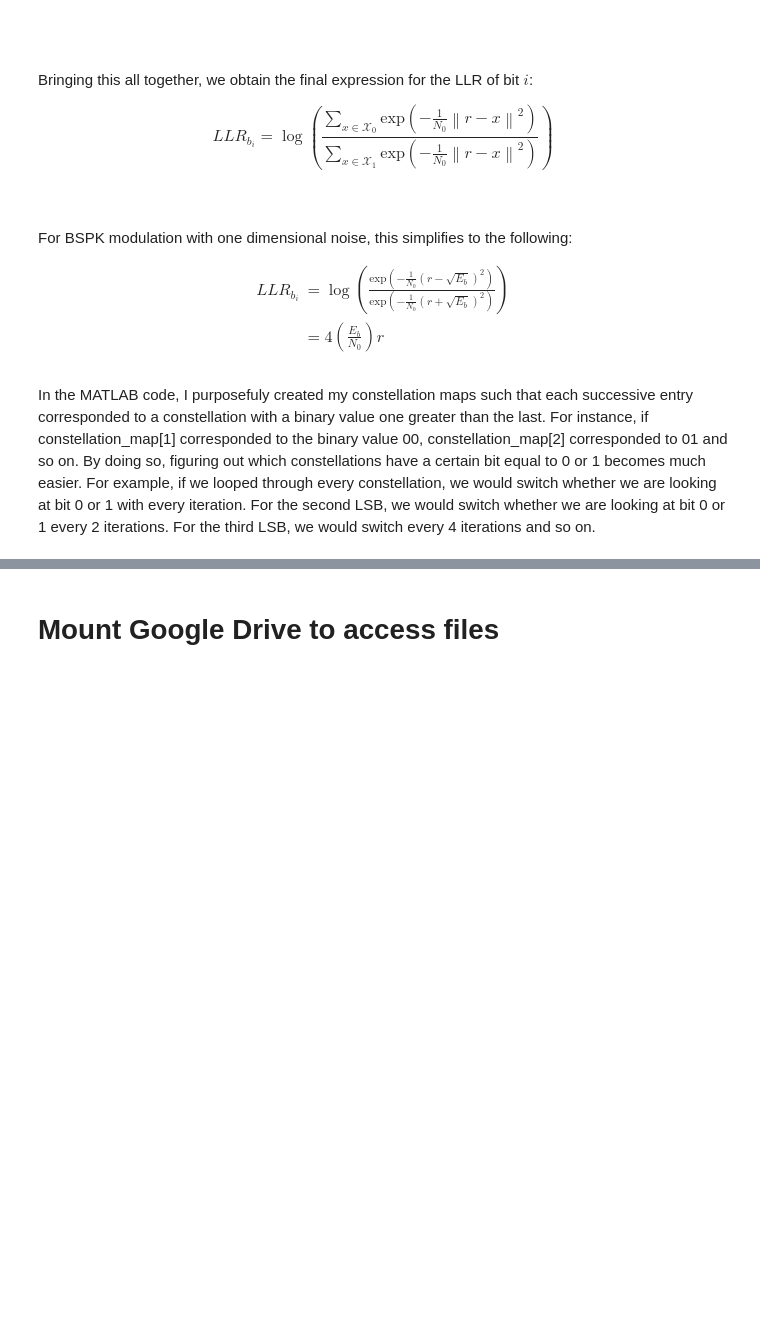
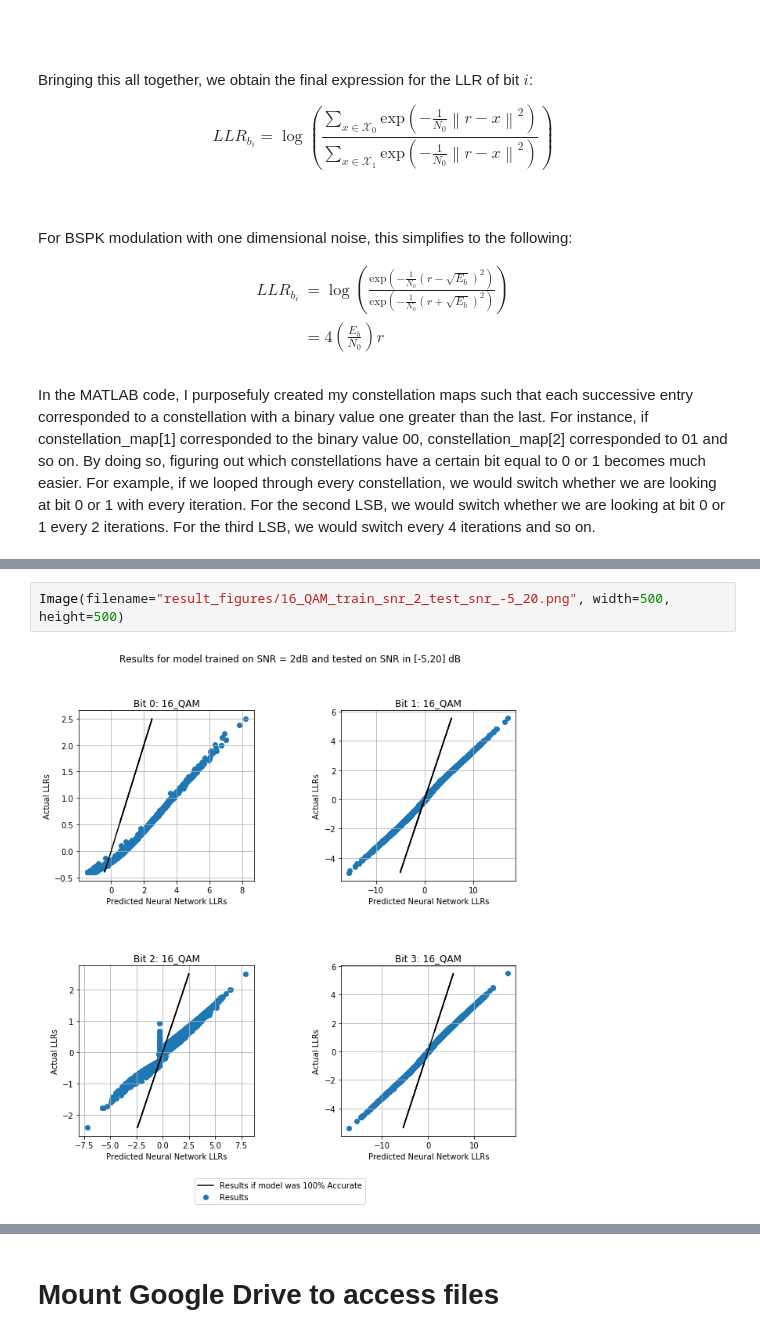
Before and after one commit to puresoda/LLR_net, a Jupyter notebook: LLR_NN.ipynb, the cells around one changed output, grey strips where cells are left out. Drawn from its saved outputs; the diff is of its cells as text; blank space fills up the shorter version.

```diff
--- a/LLR_NN.ipynb
+++ b/LLR_NN.ipynb
@@ -53,0 +98,4 @@ In the MATLAB code, I purposefuly created my constellation maps such that each s
+# %%
+Image(filename="result_figures/16_QAM_train_snr_2_test_snr_-5_20.png", width=500, height=500)
+# %% [output]
+[figure, added]
```
Also changed, not shown: parts of 37 cells of this notebook.
